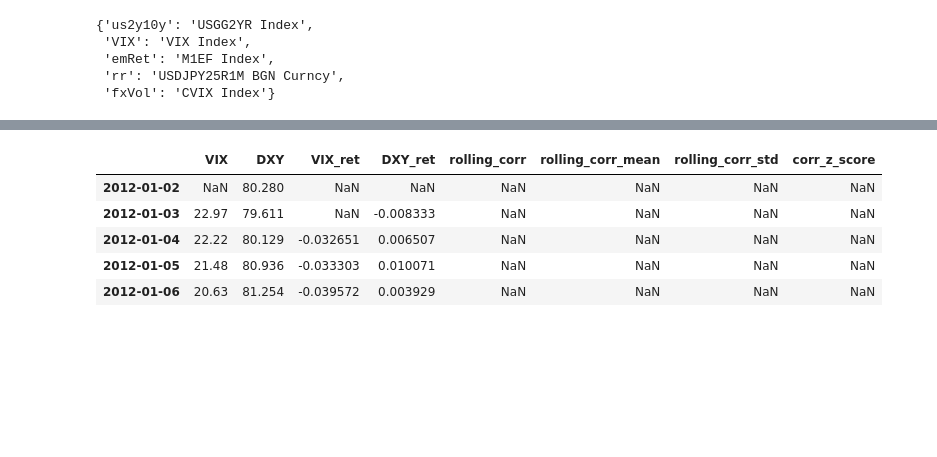
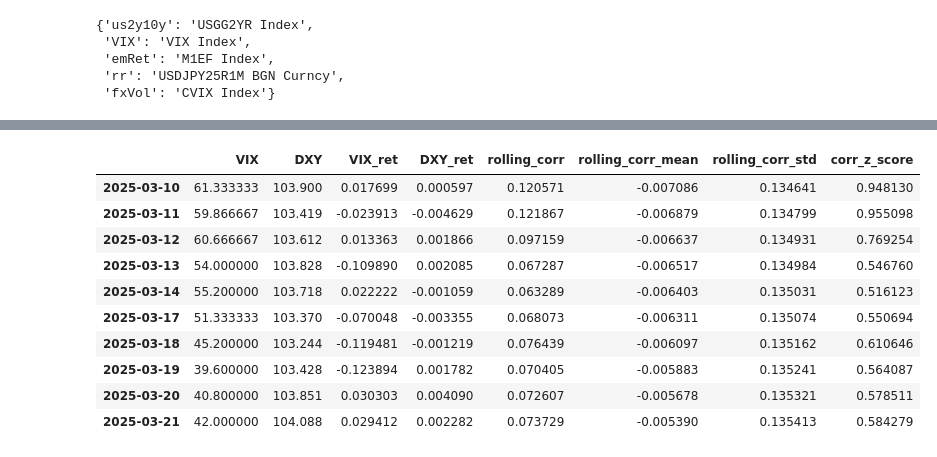
Before and after one commit to LLH07/sinopacQuant, a Jupyter notebook: macroRisk_new.ipynb, the cells around one changed output, grey strips where cells are left out. Saved outputs shown, nothing was run; the diff lists cells and outputs as text; code cells hidden in the pictures; blank space fills up the shorter version.

```diff
--- a/macroRisk_new.ipynb
+++ b/macroRisk_new.ipynb
@@ -179,9 +232,0 @@ plt.tight_layout()
-# %%
-corr_df.head(5)
-# %% [output]
-|  | VIX | DXY | VIX_ret | DXY_ret | rolling_corr | rolling_corr_mean | rolling_corr_std | corr_z_score |
-| 2012-01-02 | NaN | 80.280 | NaN | NaN | NaN | NaN | NaN | NaN |
-| 2012-01-03 | 22.97 | 79.611 | NaN | -0.008333 | NaN | NaN | NaN | NaN |
-| 2012-01-04 | 22.22 | 80.129 | -0.032651 | 0.006507 | NaN | NaN | NaN | NaN |
-| 2012-01-05 | 21.48 | 80.936 | -0.033303 | 0.010071 | NaN | NaN | NaN | NaN |
-| 2012-01-06 | 20.63 | 81.254 | -0.039572 | 0.003929 | NaN | NaN | NaN | NaN |
@@ -246,3 +233,17 @@ signalDf = signalDf.apply(updateW, axis=0)
+# %%
+corr_df.tail(10)
+# %% [output]
+|  | VIX | DXY | VIX_ret | DXY_ret | rolling_corr | rolling_corr_mean | rolling_corr_std | corr_z_score |
+| 2025-03-10 | 61.333333 | 103.900 | 0.017699 | 0.000597 | 0.120571 | -0.007086 | 0.134641 | 0.948130 |
+| 2025-03-11 | 59.866667 | 103.419 | -0.023913 | -0.004629 | 0.121867 | -0.006879 | 0.134799 | 0.955098 |
+| 2025-03-12 | 60.666667 | 103.612 | 0.013363 | 0.001866 | 0.097159 | -0.006637 | 0.134931 | 0.769254 |
+| 2025-03-13 | 54.000000 | 103.828 | -0.109890 | 0.002085 | 0.067287 | -0.006517 | 0.134984 | 0.546760 |
+| 2025-03-14 | 55.200000 | 103.718 | 0.022222 | -0.001059 | 0.063289 | -0.006403 | 0.135031 | 0.516123 |
+| 2025-03-17 | 51.333333 | 103.370 | -0.070048 | -0.003355 | 0.068073 | -0.006311 | 0.135074 | 0.550694 |
+| 2025-03-18 | 45.200000 | 103.244 | -0.119481 | -0.001219 | 0.076439 | -0.006097 | 0.135162 | 0.610646 |
+| 2025-03-19 | 39.600000 | 103.428 | -0.123894 | 0.001782 | 0.070405 | -0.005883 | 0.135241 | 0.564087 |
+| 2025-03-20 | 40.800000 | 103.851 | 0.030303 | 0.004090 | 0.072607 | -0.005678 | 0.135321 | 0.578511 |
+| 2025-03-21 | 42.000000 | 104.088 | 0.029412 | 0.002282 | 0.073729 | -0.005390 | 0.135413 | 0.584279 |
 # %%
 def updateW_with_corr_regime(col):
     count = 0
```
Also changed, not shown: parts of 15 cells of this notebook, 5 other files.
